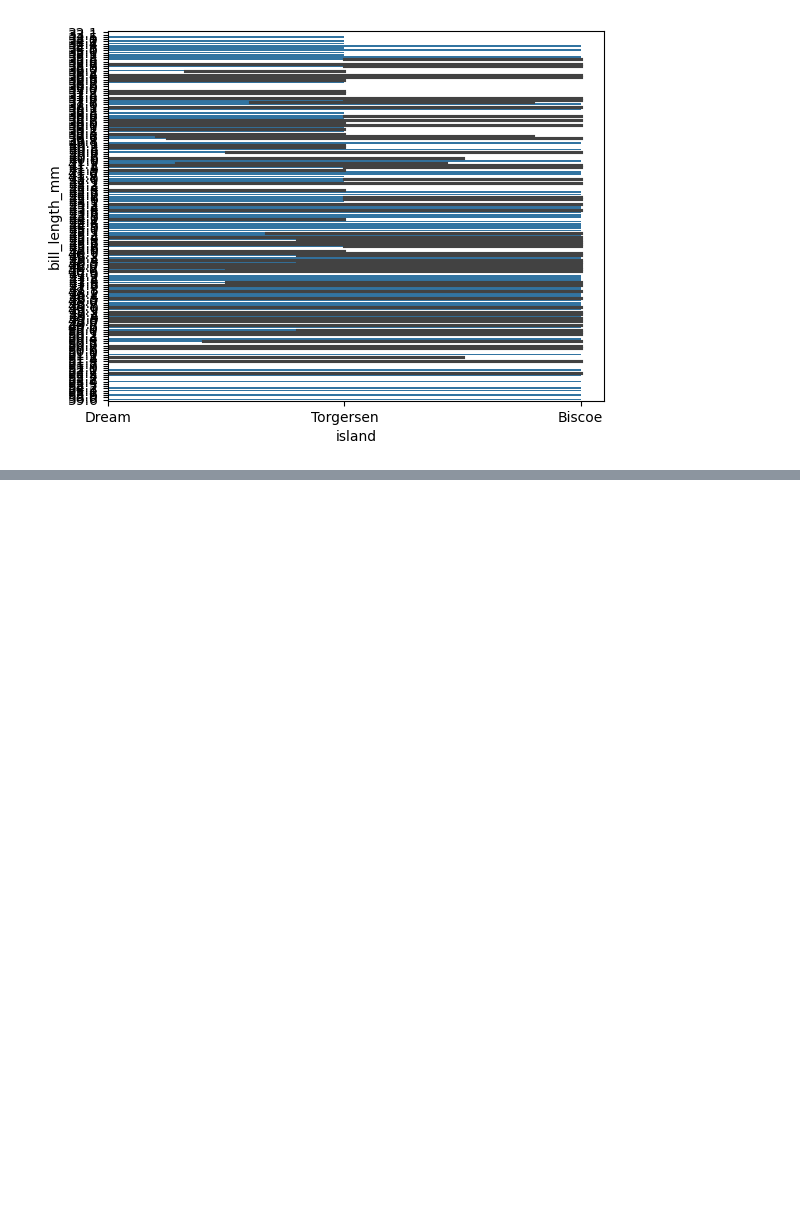
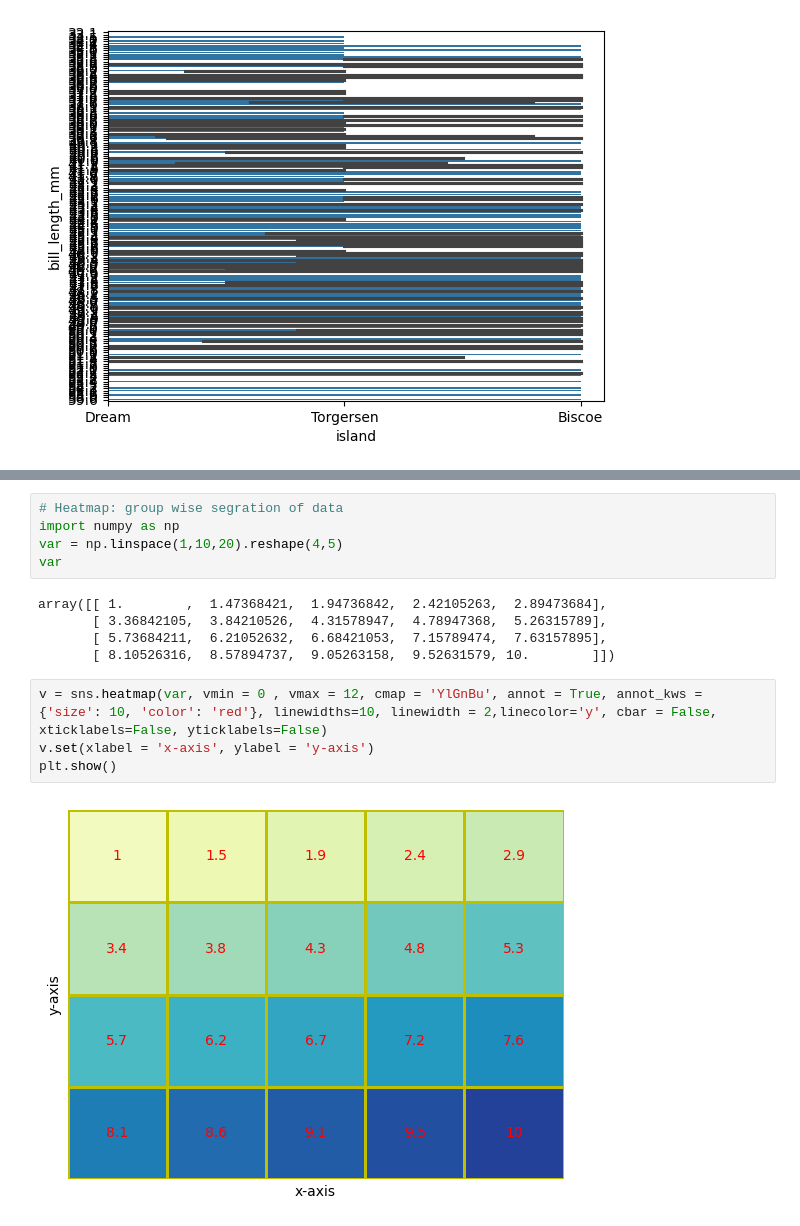
Before and after one commit to rahulgoraksha/python-revision-experiments, a Jupyter notebook: libraries/seabron.ipynb, the cells around one changed output, grey strips where cells are left out. Cells and saved outputs as stored; diff of their text form; blank space fills up the shorter version.

```diff
--- a/libraries/seabron.ipynb
+++ b/libraries/seabron.ipynb
@@ -189,0 +233,16 @@ plt.show()
+# %%
+# Heatmap: group wise segration of data
+import numpy as np
+var = np.linspace(1,10,20).reshape(4,5)
+var
+# %% [output]
+array([[ 1.        ,  1.47368421,  1.94736842,  2.42105263,  2.89473684],
+       [ 3.36842105,  3.84210526,  4.31578947,  4.78947368,  5.26315789],
+       [ 5.73684211,  6.21052632,  6.68421053,  7.15789474,  7.63157895],
+       [ 8.10526316,  8.57894737,  9.05263158,  9.52631579, 10.        ]])
+# %%
+v = sns.heatmap(var, vmin = 0 , vmax = 12, cmap = 'YlGnBu', annot = True, annot_kws = {'size': 10, 'color': 'red'}, linewidths=10, linewidth = 2,linecolor='y', cbar = False, xticklabels=False, yticklabels=False)
+v.set(xlabel = 'x-axis', ylabel = 'y-axis')
+plt.show()
+# %% [output]
+[figure, added]
```
Also changed, not shown: parts of 60 cells of this notebook, 1 other file.
